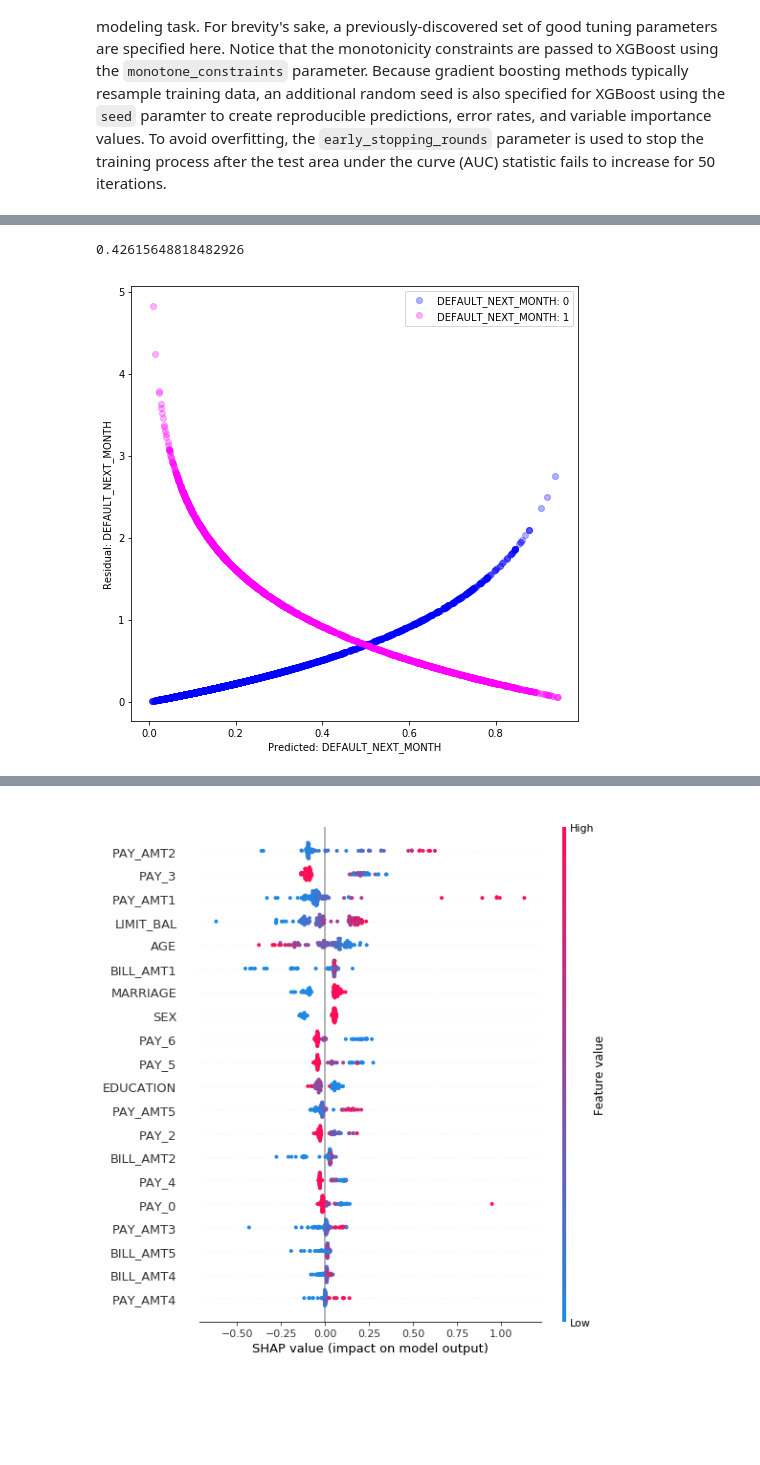
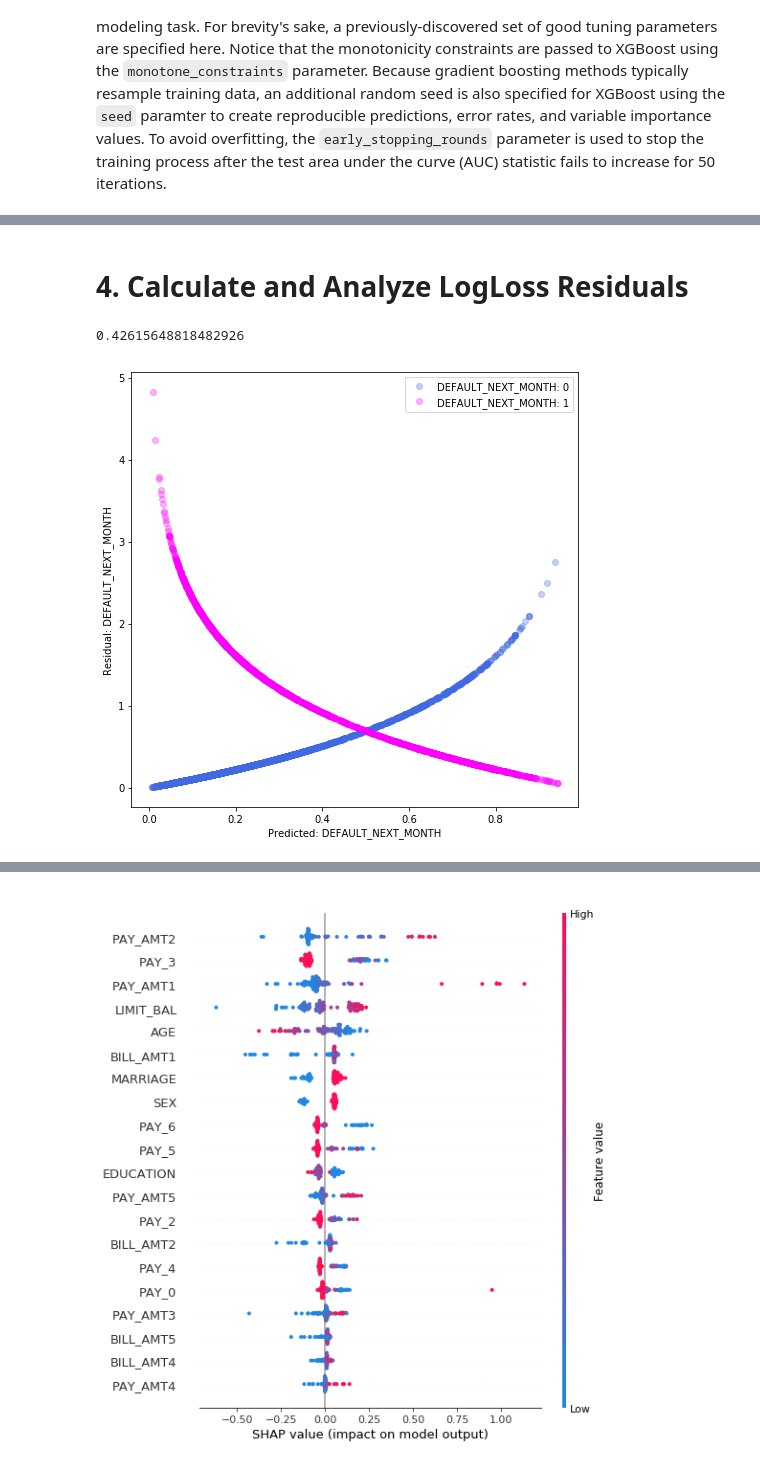
Before and after one commit to jphall663/interpretable_machine_learning_with_python, a Jupyter notebook: pdp_dt_surr_res_shap_loss.ipynb, the cells around one changed output, grey strips where cells are left out. Cells and saved outputs as stored; diff of their text form; code cells hidden in the pictures; blank space fills up the shorter version.

```diff
--- a/pdp_dt_surr_res_shap_loss.ipynb
+++ b/pdp_dt_surr_res_shap_loss.ipynb
@@ -216,6 +216,8 @@ Will train until eval-logloss hasn't improved in 50 rounds.
 [111]   train-logloss:0.420476  eval-logloss:0.427078
 Stopping. Best iteration:
 [61]    train-logloss:0.422985  eval-logloss:0.426156
+# %% [markdown]
+# 4. Calculate and Analyze LogLoss Residuals
 # %%
 test_yhat = test.copy(deep=True)
 test_yhat.reset_index(drop=True, inplace=True)
@@ -237,20 +233,20 @@ test_yhat['r_DEFAULT_NEXT_MONTH'].mean()
 # %%
 groups = test_yhat.groupby('DEFAULT_NEXT_MONTH') # define groups
 fig, ax_ = plt.subplots(figsize=(8, 8))          # initialize figure
 
 plt.xlabel('Predicted: DEFAULT_NEXT_MONTH')
 plt.ylabel('Residual: DEFAULT_NEXT_MONTH')
 
 # plot groups with appropriate color
-color_list = ['blue', 'magenta']
+color_list = ['royalblue', 'magenta']
 c_idx = 0
 for name, group in groups:
     ax_.plot(group.p_DEFAULT_NEXT_MONTH, group.r_DEFAULT_NEXT_MONTH, label=' '.join(['DEFAULT_NEXT_MONTH:', str(name)]),
              marker='o', linestyle='', color=color_list[c_idx], alpha=0.3)
     c_idx += 1
 
 _ = ax_.legend(loc=1) # legend
 # %% [output]
-[figure, old version]
+[figure, new version]
 # %%
 test_yhat_sorted = test_yhat.sort_values(by='r_DEFAULT_NEXT_MONTH', ascending=False).reset_index(drop=True)
```
Also changed, not shown: parts of 31 cells of this notebook, 2 other files.
